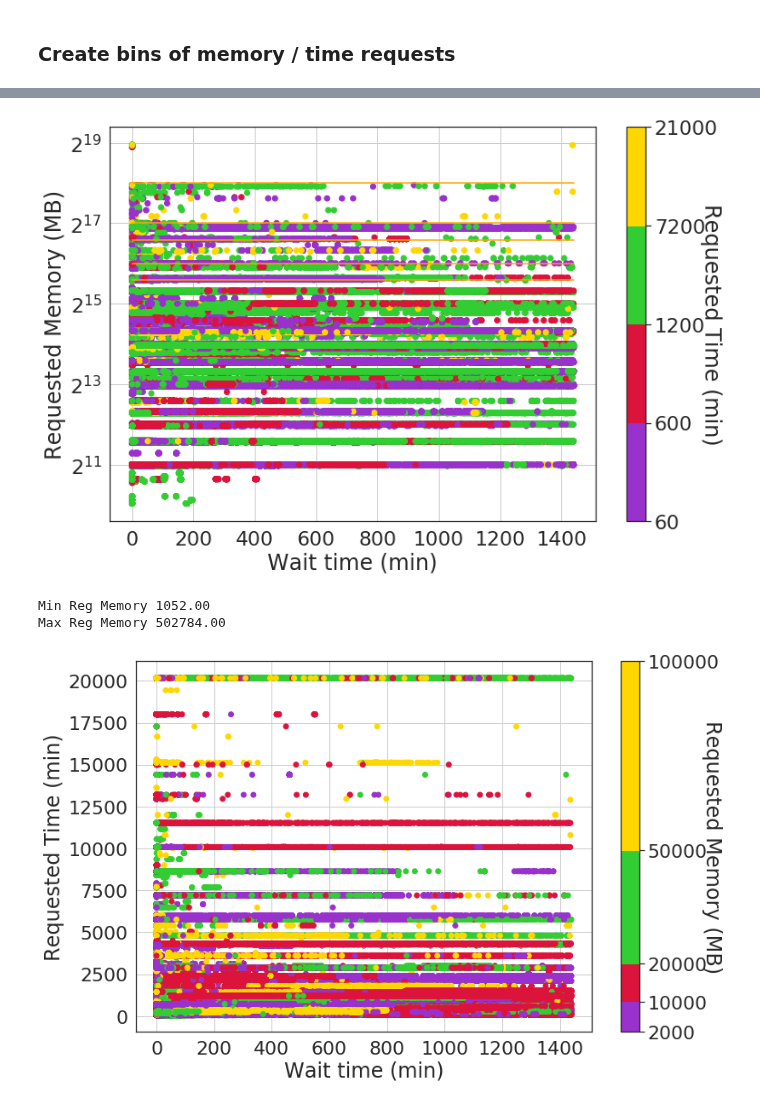
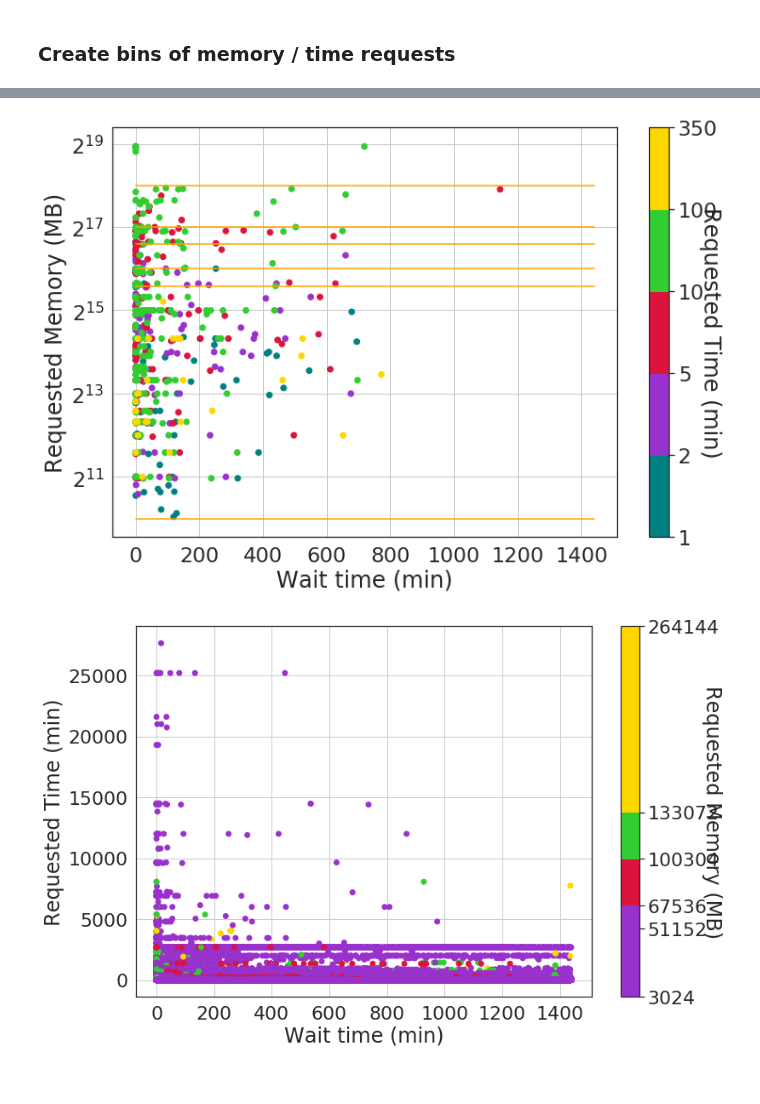
Before and after one commit to vanderbiltscl/SpeculativeScheduling, a Jupyter notebook: iSBatch_v1.0/accre_resource_requirements.ipynb, the cells around one changed output, grey strips where cells are left out. Saved outputs shown, nothing was run; the diff lists cells and outputs as text; code cells hidden in the pictures.

Commit message:
ACCRE shows no correlation between requests and wait time

```diff
--- a/iSBatch_v1.0/accre_resource_requirements.ipynb
+++ b/iSBatch_v1.0/accre_resource_requirements.ipynb
@@ -68,0 +69,3 @@ df.head()
+# %%
+accre_node_mem = np.array([1, 48, 64, 96, 128, 256]) * 1024
+accre_node_mem
@@ -68,0 +96,2 @@ df.head()
+# %%
+nodes_bins = [1, 2, 5, 10, 100, 350]
@@ -69,8 +110,2 @@ df.head()
 # %% [markdown]
 # Plot wait time to requested memory
-# %%
-# only keep entries that ran over one hour
-df = df[df.Timelimit_num > 3600]
-# only keep entries that request over 1 GB
-df = df[df.ReqMem_num > 1024]
-len(df)
@@ -86,0 +114,3 @@ Max Walltime 20160.00
+# %%
+df_mean = df.groupby(['NNodes', 'ReqMem_num']).mean().reset_index()
+df_mean
@@ -87,49 +142,44 @@ Max Walltime 20160.00
 # %%
 fig, ax = plt.subplots(figsize=(12,8))
 sns.set(font_scale=2)
 sns.set_style("white")
 
-bounds = [60, 600, 1200, 7200, 21000]
-colors = ["darkorchid", "crimson", "limegreen", "gold"]
+bounds = nodes_bins
+colors = ["teal", "darkorchid", "crimson", "limegreen", "gold"]
 cmap = matplotlib.colors.ListedColormap(colors)
 norm = matplotlib.colors.BoundaryNorm(bounds, len(colors))
 
-sc = ax.scatter(df["WaitTime(min)"], df.ReqMem_num,
-                c=df.Timelimit_num.values/60, cmap=cmap, norm=norm)
+sc = ax.scatter(df_mean["WaitTime(min)"], df_mean.ReqMem_num,
+                c=df_mean.NNodes.values, cmap=cmap, norm=norm)
 
 # set the ACCRE resources
 for i in accre_node_mem:
     plt.plot([0, df["WaitTime(min)"].max()], [i, i], color='orange')
 
 cbar = fig.colorbar(sc, spacing="uniform")
 cbar.ax.set_ylabel('Requested Time (min)', rotation=270)
 
 plt.grid(True)
 ax.set_xlabel('Wait time (min)')
 ax.set_ylabel('Requested Memory (MB)')
 
 ax.set_yscale('log', basey=2)
-plt.savefig("figures/wait_time_memory_all.png")
+#plt.savefig("figures/wait_time_memory_all.png")
 plt.show()
 # %% [output]
-[figure, old version]
+[figure, new version]
-# %%
-print("Min Reg Memory %.2f" %(df["ReqMem_num"].min()))
-print("Max Reg Memory %.2f" %(df["ReqMem_num"].max()))
-# %% [output]
-Min Reg Memory 1052.00
-Max Reg Memory 502784.00
 # %%
 fig, ax = plt.subplots(figsize=(12,8))
 sns.set(font_scale=2)
 sns.set_style("white")
 
-bounds = [2000, 10000, 20000, 50000, 100000]
+bounds = [2000] + accre_node_mem
+#bounds = [2000, 10000, 20000, 50000, 100000]
 colors = ["darkorchid", "crimson", "limegreen", "gold"]
 cmap = matplotlib.colors.ListedColormap(colors)
 norm = matplotlib.colors.BoundaryNorm(bounds, len(colors))
 
-sc = ax.scatter(df["WaitTime(min)"], df.Timelimit_num/60,
+sc = ax.scatter(df["WaitTime(min)"], df.Volume,
                 c=df.ReqMem_num.values, cmap=cmap, norm=norm)
 
 cbar = fig.colorbar(sc, spacing="proportional")
@@ -139,7 +189,7 @@ plt.grid(True)
 ax.set_xlabel('Wait time (min)')
 ax.set_ylabel('Requested Time (min)')
 
-plt.savefig("figures/wait_time_walltime_all.png")
+#plt.savefig("figures/wait_time_walltime_all.png")
 plt.show()
 # %% [output]
-[figure, old version]
+[figure, new version]
```
Also changed, not shown: parts of 19 cells of this notebook.
